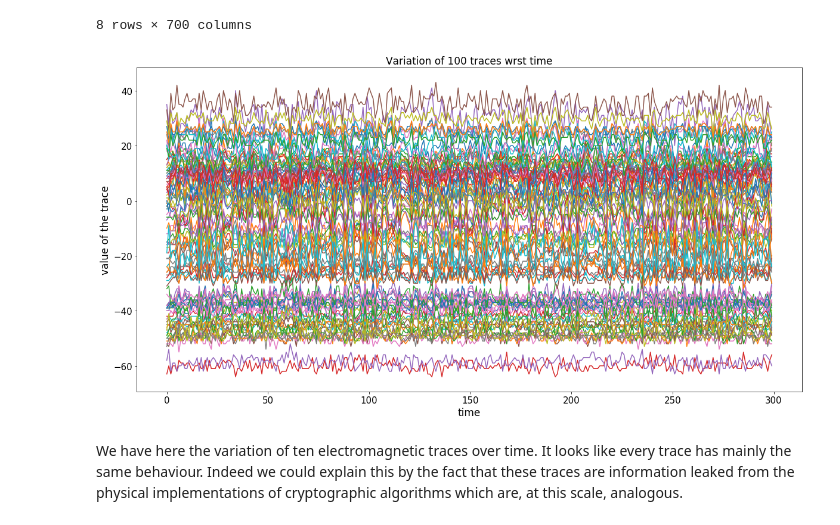
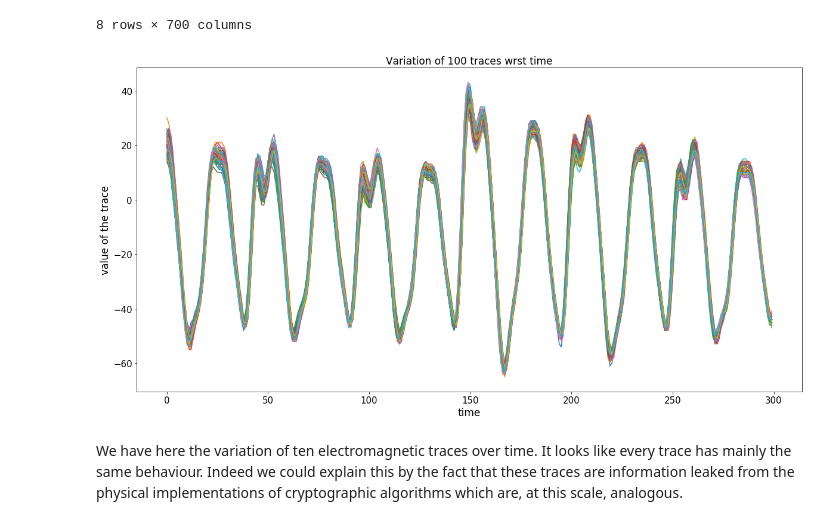
Before and after one commit to luvf/Side_channel_challenge, a Jupyter notebook: sca_starting_kit.ipynb, the cells around one changed output. Saved outputs shown, nothing was run; the diff lists cells and outputs as text; code cells hidden in the pictures.

```diff
--- a/sca_starting_kit.ipynb
+++ b/sca_starting_kit.ipynb
@@ -112,15 +112,15 @@ df_train.describe()
 # %%
 plt.figure(figsize=(20,10))
 for i in [x*2 for x in range(100)]:
-    plt.plot(df_train[i][:300])
+    plt.plot(df_train.values[i,:300])
 plt.title("Variation of 100 traces wrst time",fontsize=17)
 plt.xlabel("time",fontsize=17)
 plt.xticks(fontsize=15)
 plt.ylabel("value of the trace",fontsize=17)
 plt.yticks(fontsize=15)
 plt.show()
 # %% [output]
-[figure, old version]
+[figure, new version]
 # %% [markdown]
 We have here the variation of ten electromagnetic traces over time. It looks like every trace has mainly the same behaviour. Indeed we could explain this by the fact that these traces are information leaked from the physical implementations of cryptographic algorithms which are, at this scale, analogous.
 # %% [markdown]
```
